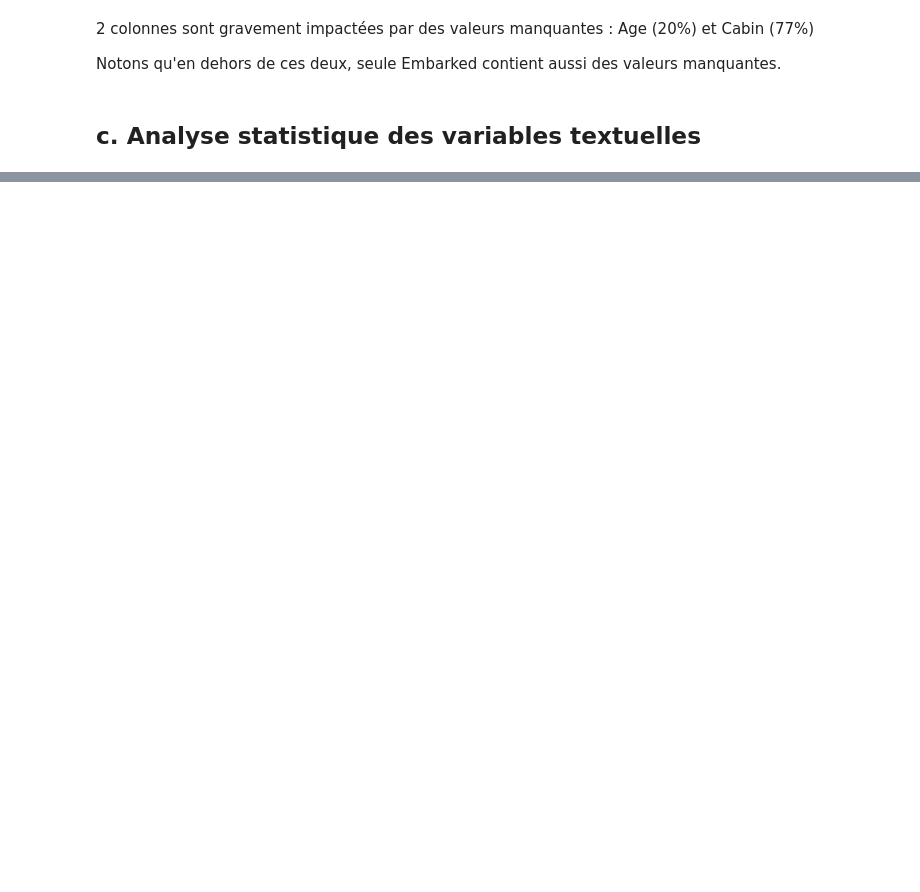
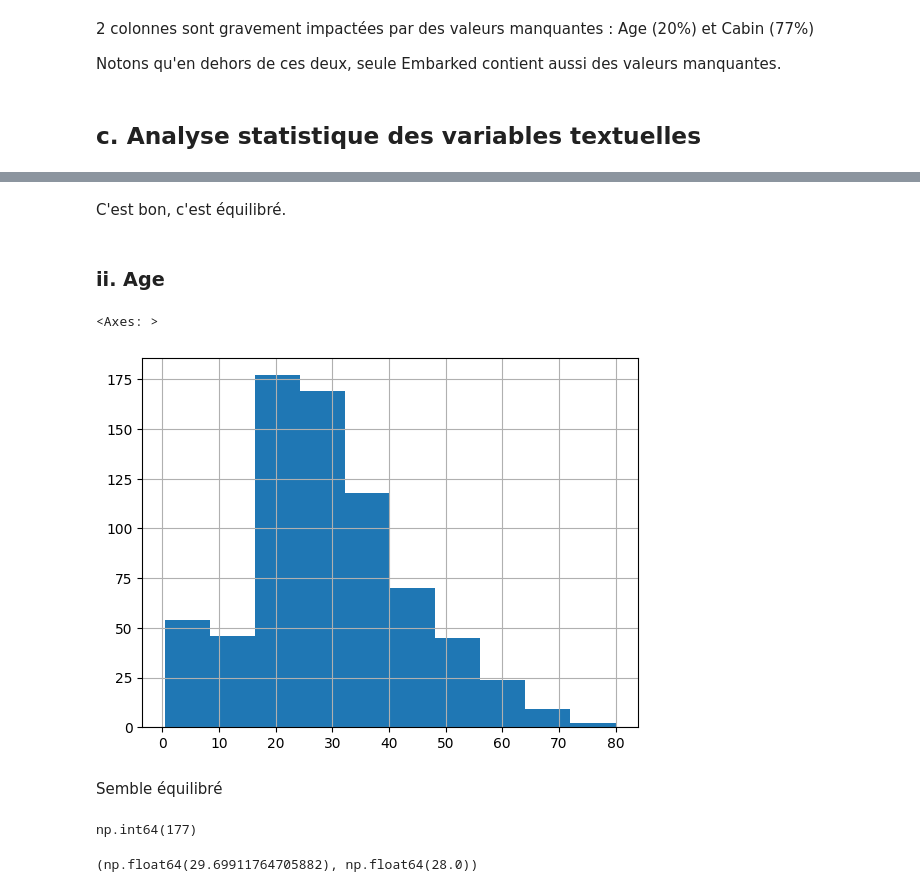
Before and after one commit to M9AE/titanic, a Jupyter notebook: 01_statistical_analysis.ipynb, the cells around one changed output, grey strips where cells are left out. Cells and saved outputs as stored; diff of their text form; code cells hidden in the pictures; blank space fills up the shorter version.

```diff
--- a/01_statistical_analysis.ipynb
+++ b/01_statistical_analysis.ipynb
@@ -101,0 +604,19 @@ isna          2  0.002245
+# %% [markdown]
+C'est bon, c'est équilibré.
+# %% [markdown]
+### ii. Age
+# %%
+df["Age"].hist()
+# %% [output]
+<Axes: >
+[figure, added]
+# %% [markdown]
+Semble équilibré
+# %%
+df["Age"].isna().sum()
+# %% [output]
+np.int64(177)
+# %%
+df["Age"].mean(), df["Age"].median()
+# %% [output]
+(np.float64(29.69911764705882), np.float64(28.0))
```
Also changed, not shown: parts of 87 cells of this notebook, 3 other files.
